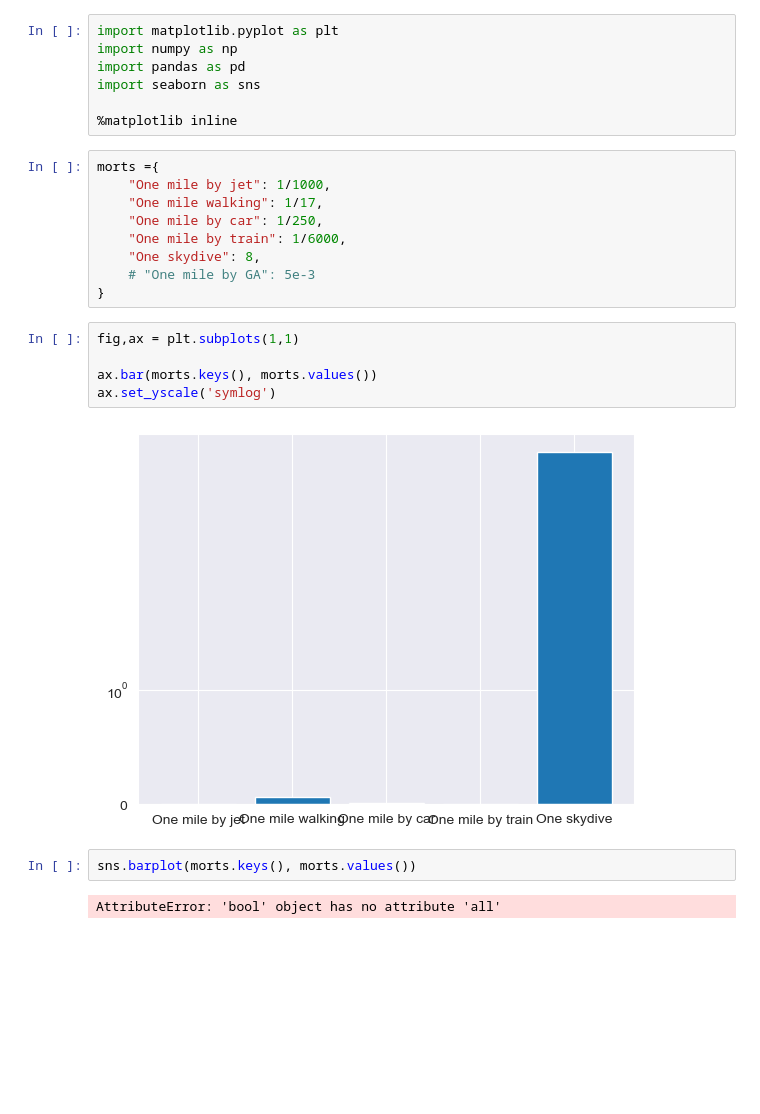
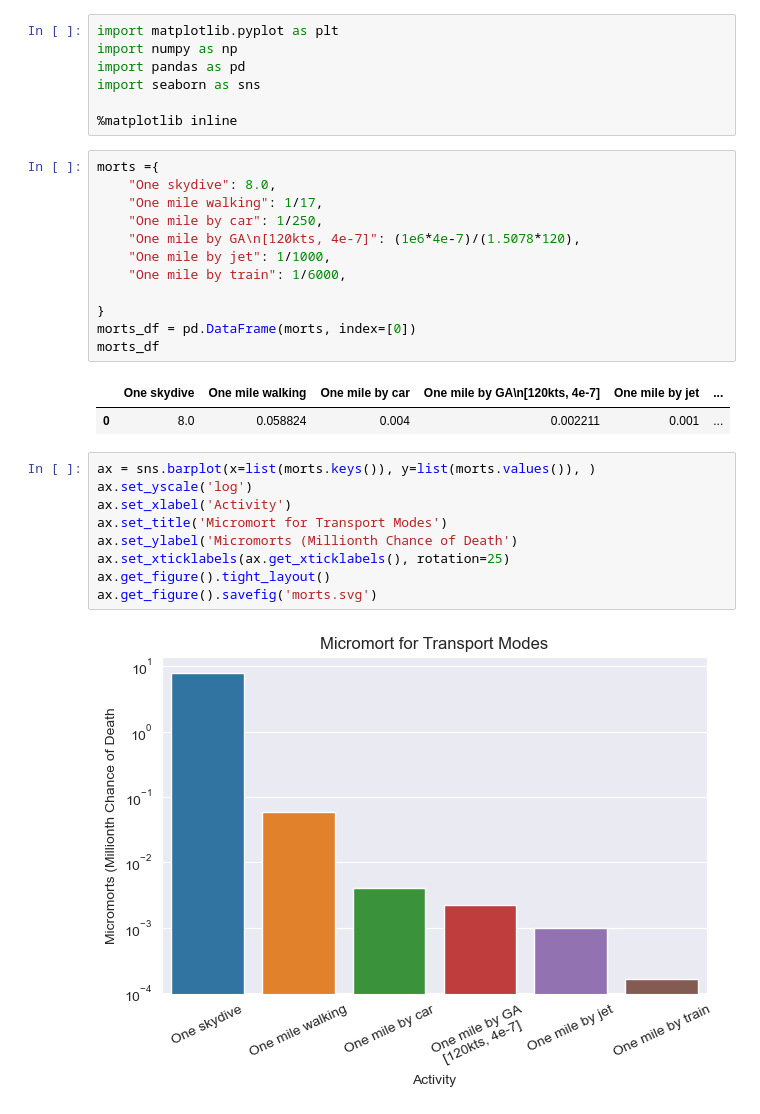
Before and after one commit to aliaksei135/sandbox, a Jupyter notebook: micromort/micromort.ipynb, the cells around one changed output. Drawn from its saved outputs; the diff is of its cells as text; blank space fills up the shorter version.

Commit message:
More micromorts

```diff
--- a/micromort/micromort.ipynb
+++ b/micromort/micromort.ipynb
@@ -7,21 +7,27 @@ import seaborn as sns
 %matplotlib inline
 # %%
 morts ={
-    "One mile by jet": 1/1000,
+    "One skydive": 8.0,
     "One mile walking": 1/17,
     "One mile by car": 1/250,
+    "One mile by GA\n[120kts, 4e-7]": (1e6*4e-7)/(1.5078*120),
+    "One mile by jet": 1/1000,
     "One mile by train": 1/6000,
-    "One skydive": 8,
-    # "One mile by GA": 5e-3
+
 }
+morts_df = pd.DataFrame(morts, index=[0])
+morts_df
+# %% [output]
+|  | One skydive | One mile walking | One mile by car | One mile by GA\n[120kts, 4e-7] | One mile by jet | ... |
+| 0 | 8.0 | 0.058824 | 0.004 | 0.002211 | 0.001 | ... |
-# %%
-fig,ax = plt.subplots(1,1)
-
-ax.bar(morts.keys(), morts.values())
-ax.set_yscale('symlog')
-# %% [output]
-[figure, removed]
-# %%
-sns.barplot(morts.keys(), morts.values())
-# %% [output]
-AttributeError: 'bool' object has no attribute 'all'
+# %%
+ax = sns.barplot(x=list(morts.keys()), y=list(morts.values()), )
+ax.set_yscale('log')
+ax.set_xlabel('Activity')
+ax.set_title('Micromort for Transport Modes')
+ax.set_ylabel('Micromorts (Millionth Chance of Death')
+ax.set_xticklabels(ax.get_xticklabels(), rotation=25)
+ax.get_figure().tight_layout()
+ax.get_figure().savefig('morts.svg')
+# %% [output]
+[figure, added]
```
